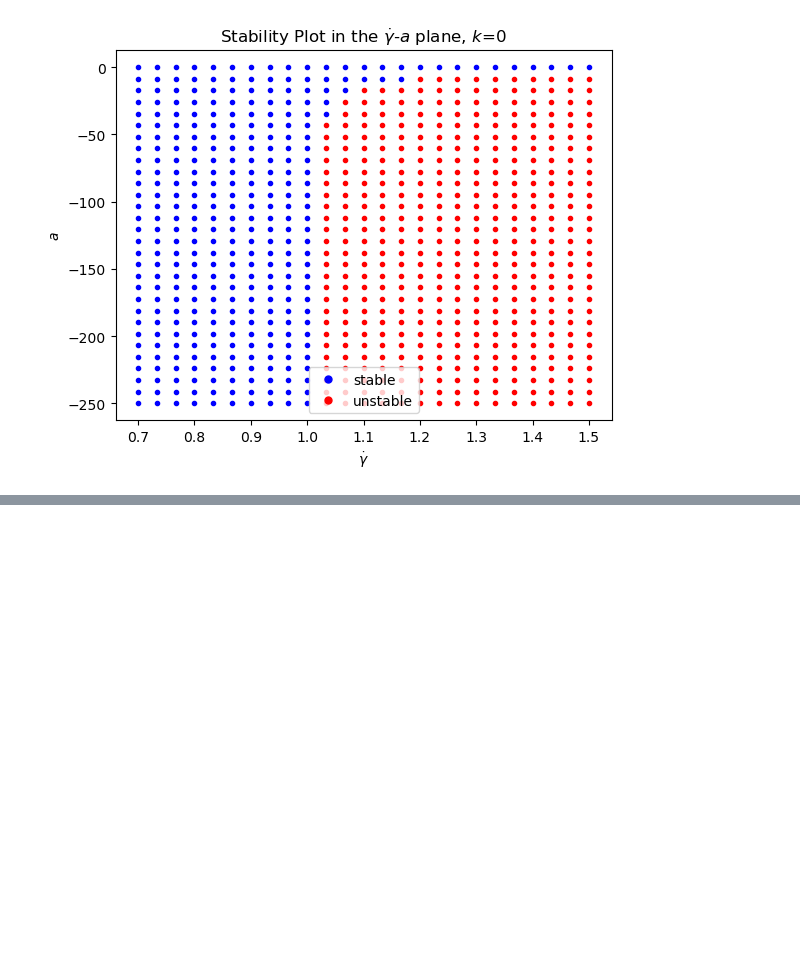
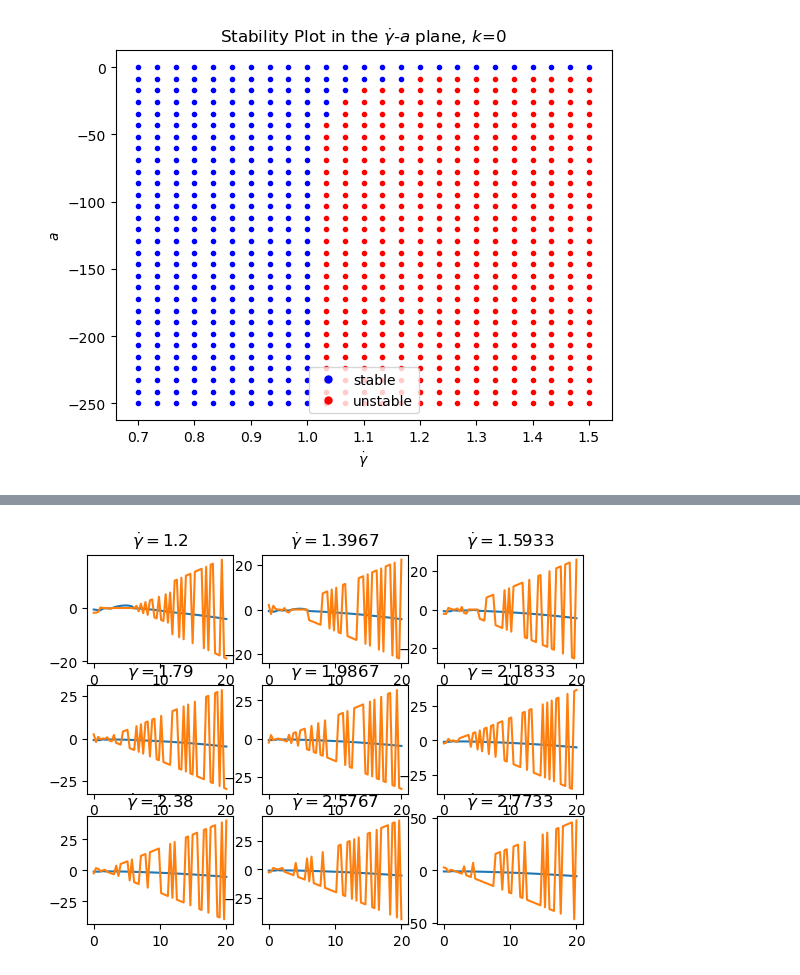
Before and after one commit to jaspercjp/Chebyshev-Pseudospectral-Active-Shear, a Jupyter notebook: python-code/ls2/analysis_tau.ipynb, the cells around one changed output, grey strips where cells are left out. Saved outputs shown, nothing was run; the diff lists cells and outputs as text; code cells hidden in the pictures; blank space fills up the shorter version.

```diff
--- a/python-code/ls2/analysis_tau.ipynb
+++ b/python-code/ls2/analysis_tau.ipynb
@@ -354,0 +386,11 @@ graph_spectra_gd_a_grid([gdl,gdr,ngd],[al,ar,na],tau,k,l_over_W_sq=0)
+# %%
+ks = np.linspace(0,20,60)
+#define grid of plots
+fig, axs = plt.subplots(nrows=3, ncols=3)
+for i in range(3):
+    for j in range(3):
+        axs[i][j].set_title("$\dot\gamma=${}".format(round(_gds[3*i+j],4)))
+        axs[i][j].plot(ks,np.real(max_real_evs_test[3*i + j]), label="real")
+        axs[i][j].plot(ks,np.imag(max_real_evs_test[3*i + j]), label="imag")
+# %% [output]
+[figure, added]
```
Also changed, not shown: parts of 17 cells of this notebook, 16 other files.
